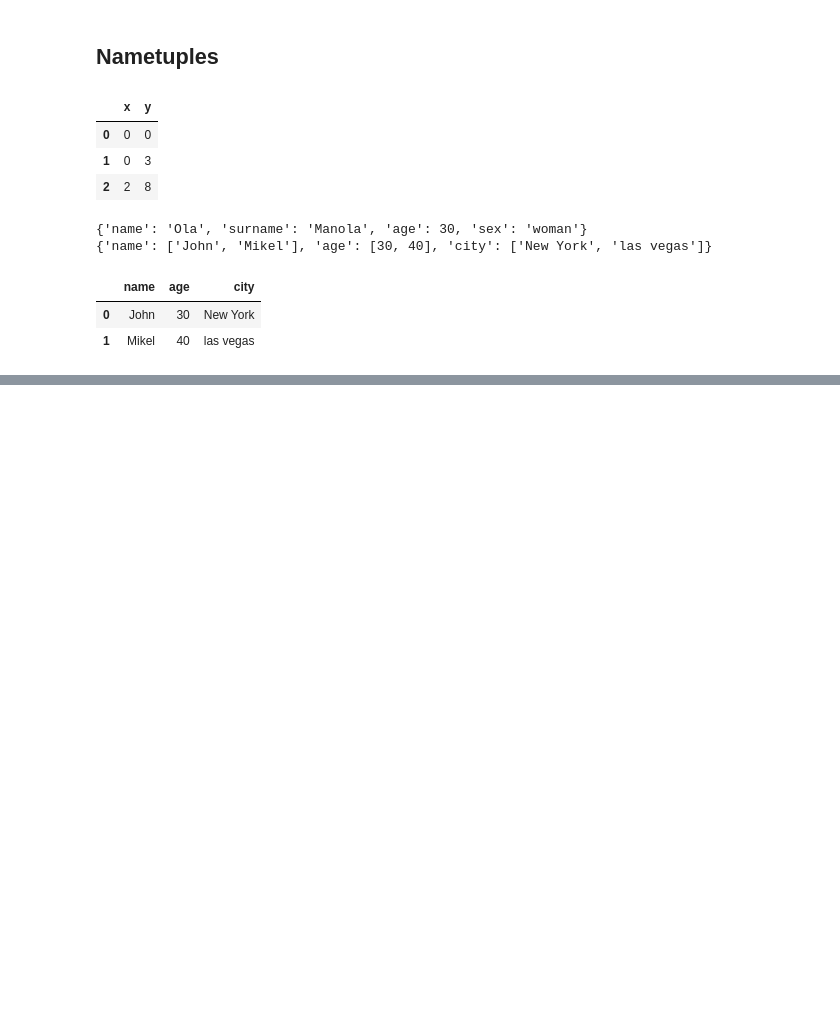
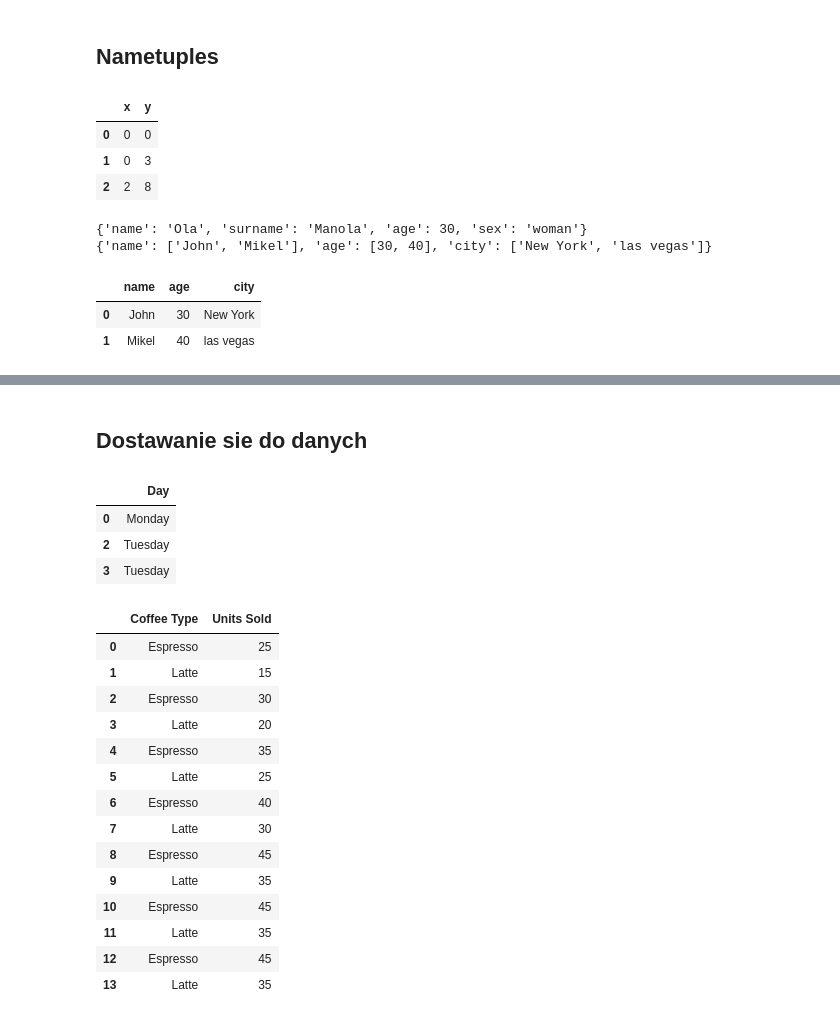
Before and after one commit to AleksandraJuras2000/Practice_Python, a Jupyter notebook: zad1.ipynb, the cells around one changed output, grey strips where cells are left out. Cells and saved outputs as stored; diff of their text form; code cells hidden in the pictures; blank space fills up the shorter version.

```diff
--- a/zad1.ipynb
+++ b/zad1.ipynb
@@ -762,0 +842,4 @@ df11
+# %%
+coffee = pd.read_csv('coffee.csv')
+# alternatywna metoda do ładowania pliku to  pd.read_csv('https://raw.githubusercontent.com/KeithGalli/complete-pandas-tutorial/master/warmup-data/coffee.csv')
+# to poprostu skopiowanie URL Raw z repo
@@ -762,0 +900,28 @@ df11
+# %% [markdown]
+## Dostawanie sie do danych
+# %%
+# coffee.loc(#Rows, #columns)
+coffee.loc[[0, 2, 3], ["Day"]]
+# %% [output]
+|  | Day |
+| 0 | Monday |
+| 2 | Tuesday |
+| 3 | Tuesday |
+# %%
+coffee.iloc[:, [1, 2]] # w ilocu nie trzeba używać nazw kolumn wystarczy ich pozycja
+# %% [output]
+|  | Coffee Type | Units Sold |
+| 0 | Espresso | 25 |
+| 1 | Latte | 15 |
+| 2 | Espresso | 30 |
+| 3 | Latte | 20 |
+| 4 | Espresso | 35 |
+| 5 | Latte | 25 |
+| 6 | Espresso | 40 |
+| 7 | Latte | 30 |
+| 8 | Espresso | 45 |
+| 9 | Latte | 35 |
+| 10 | Espresso | 45 |
+| 11 | Latte | 35 |
+| 12 | Espresso | 45 |
+| 13 | Latte | 35 |
```
Also changed, not shown: parts of 20 cells of this notebook, 2 other files.
